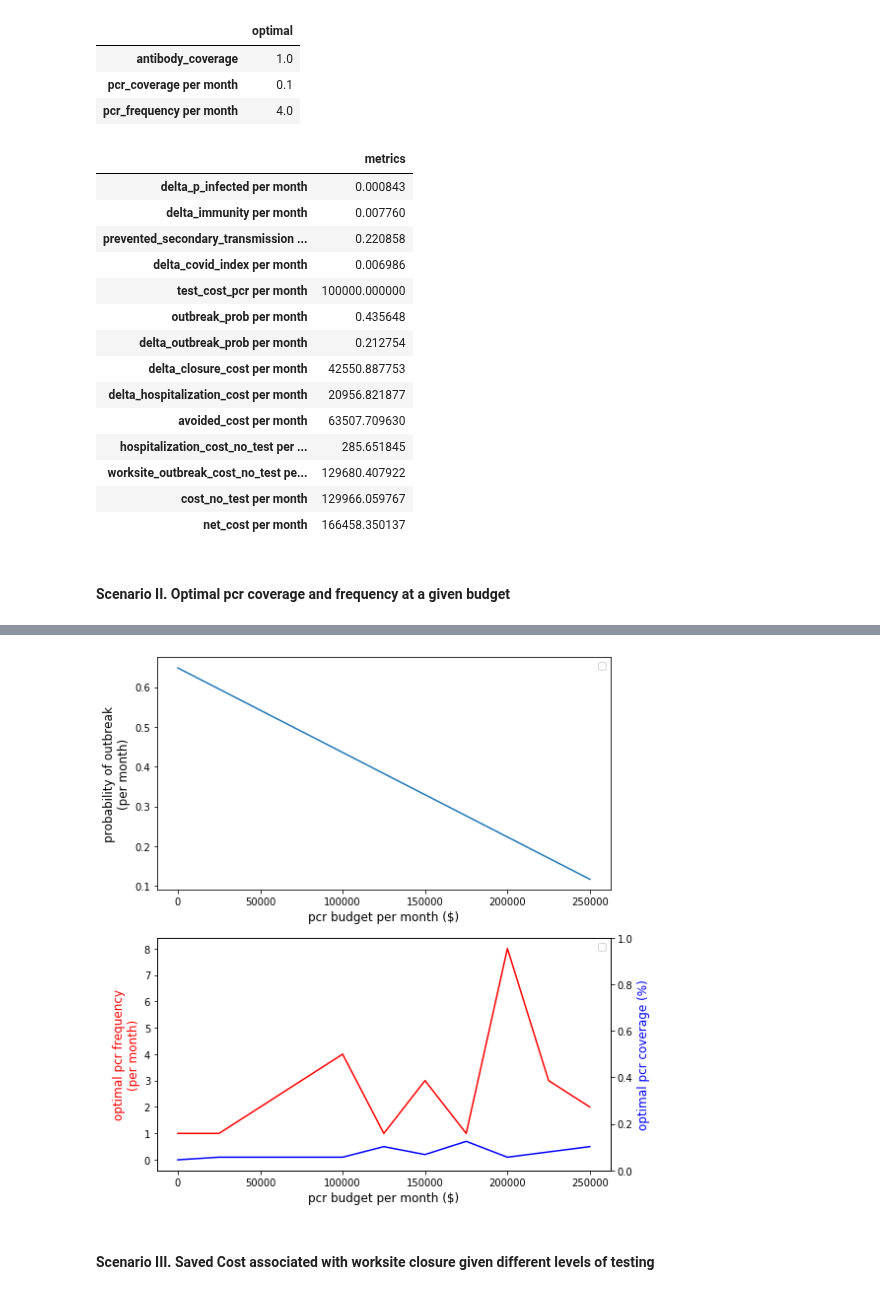
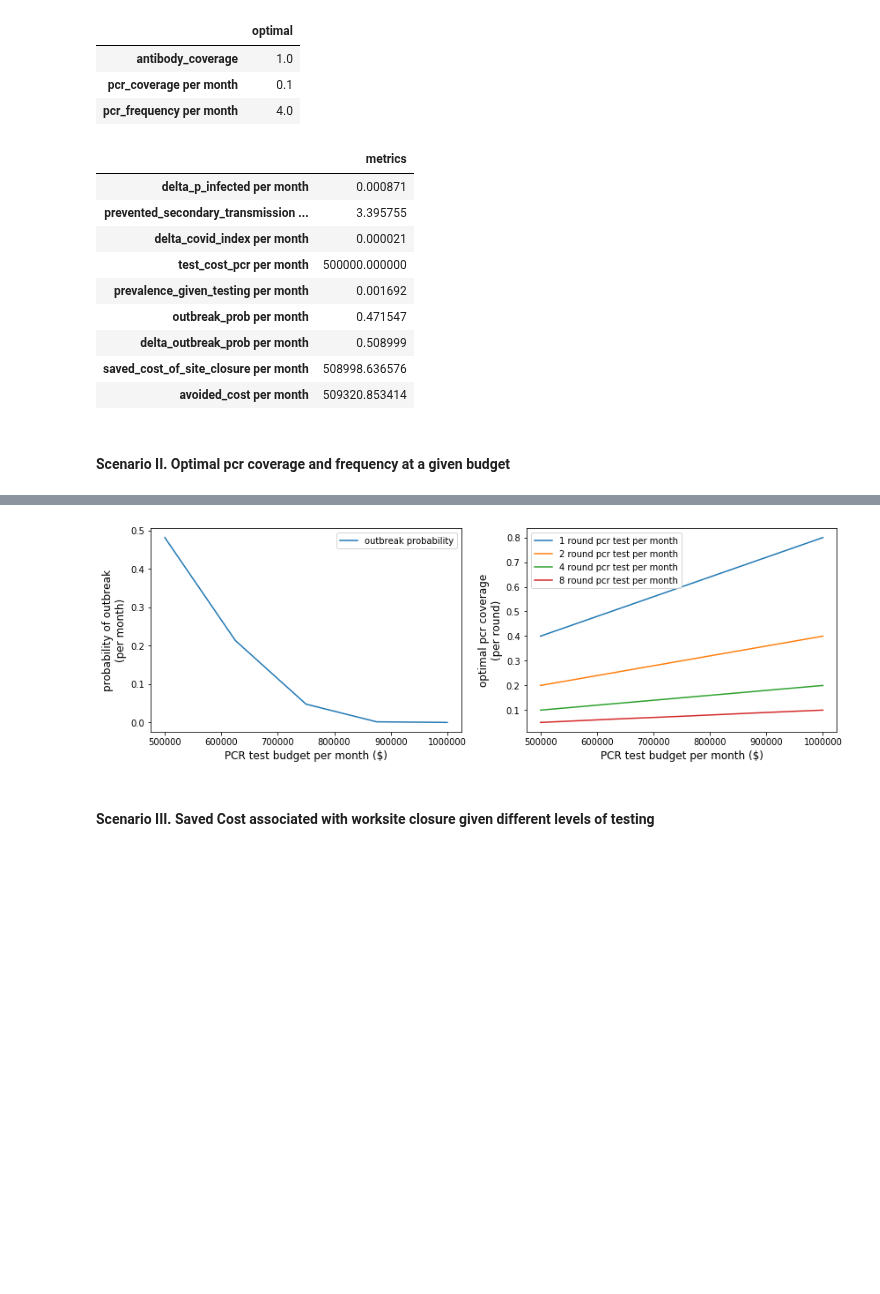
Before and after one commit to act-now-coalition/covid-data-model, a Jupyter notebook: pyseir/testing/notebooks/testing_strategy_simulation.ipynb, the cells around one changed output, grey strips where cells are left out. Drawn from its saved outputs; the diff is of its cells as text; code cells hidden in the pictures; blank space fills up the shorter version.

```diff
--- a/pyseir/testing/notebooks/testing_strategy_simulation.ipynb
+++ b/pyseir/testing/notebooks/testing_strategy_simulation.ipynb
@@ -56,13 +57,13 @@ Rt = load_rt(FIPS)
 # %%
-max_pcr_cost_per_month = 100000
+max_pcr_cost_per_month = 500000
 # %%
 ts = TestStrategySimulator(fips=FIPS,
                            antibody_coverage = [1],
                            date=Rt.index[-1],
-                           pcr_frequency=[1, 2, 3, 4, 8],
+                           pcr_frequency=[1, 2, 3, 4, 8, 15, 30],
                            max_pcr_cost_per_month=max_pcr_cost_per_month)
 
 ts.run()
-optimized = ts.optimize(by='outbreak_prob')
+optimized = ts.optimize(by=['outbreak_prob', 'delta_p_infected'])
 params, metrics = ts.reformat_optimization_results(optimized)
 # %% [markdown]
@@ -78,20 +79,15 @@ params
 metrics
 # %% [output]
 |  | metrics |
-| delta_p_infected per month | 0.000843 |
-| delta_immunity per month | 0.007760 |
-| prevented_secondary_transmission ... | 0.220858 |
-| delta_covid_index per month | 0.006986 |
-| test_cost_pcr per month | 100000.000000 |
-| outbreak_prob per month | 0.435648 |
-| delta_outbreak_prob per month | 0.212754 |
-| delta_closure_cost per month | 42550.887753 |
-| delta_hospitalization_cost per month | 20956.821877 |
-| avoided_cost per month | 63507.709630 |
-| hospitalization_cost_no_test per ... | 285.651845 |
-| worksite_outbreak_cost_no_test pe... | 129680.407922 |
-| cost_no_test per month | 129966.059767 |
-| net_cost per month | 166458.350137 |
+| delta_p_infected per month | 0.000871 |
+| prevented_secondary_transmission ... | 3.395755 |
+| delta_covid_index per month | 0.000021 |
+| test_cost_pcr per month | 500000.000000 |
+| prevalence_given_testing per month | 0.001692 |
+| outbreak_prob per month | 0.471547 |
+| delta_outbreak_prob per month | 0.508999 |
+| saved_cost_of_site_closure per month | 508998.636576 |
+| avoided_cost per month | 509320.853414 |
 # %% [markdown]
 #### Scenario II. Optimal pcr coverage and frequency at a given budget
 # %%
@@ -125,26 +128,22 @@ test_results = pd.DataFrame({'pcr_test_costs_per_month': pcr_test_cost,
 # %%
-fig, axes = plt.subplots(nrows=2, ncols=1, figsize=(8, 8))
+fig, axes = plt.subplots(nrows=1, ncols=2, figsize=(12, 4))
 
 # optimal outbreak probability
-test_results.plot(x='pcr_test_costs_per_month', y='outbreak_prob', ax=axes[0], label='')
+test_results_optimal_outbreak_prob = test_results.groupby('pcr_test_budget')['outbreak_prob'].min().reset_index()
+test_results_optimal_outbreak_prob.plot(x='pcr_test_budget', y='outbreak_prob', ax=axes[0], label='outbreak probability')
 axes[0].set_ylabel('probability of outbreak\n(per month)', fontsize=12)
 
+
 # optimal pcr frequency
-test_results.plot(x='pcr_test_costs_per_month', y='pcr_frequency_per_month',
-                  ax=axes[1], color='r', label='')
-axes[1].set_ylabel('optimal pcr frequency\n(per month)', color='r', fontsize=12)
+for freq in test_results['pcr frequency per month'].unique():
+    test_results[test_results['pcr frequency per month'] == freq].plot(
+        x='pcr_test_budget', y='pcr_coverage', ax=axes[1], label=f'{freq} round pcr test per month')
 
-# optimal pcr coverage
-ax2 = axes[1].twinx()
-test_results.plot(x='pcr_test_costs_per_month', y='pcr_coverage',
-                  ax=axes[1], color='b', label='')
-ax2.set_ylabel('optimal pcr coverage (%)', color='b', fontsize=12)
+axes[1].set_ylabel('optimal pcr coverage\n(per round)', fontsize=12)
 
+axes[0].set_xlabel('PCR test budget per month ($)', fontsize=12)
+axes[1].set_xlabel('PCR test budget per month ($)', fontsize=12)
 
-axes[0].legend(loc='best')
-axes[1].legend(loc='best')
-axes[0].set_xlabel('pcr budget per month ($)', fontsize=12)
-axes[1].set_xlabel('pcr budget per month ($)', fontsize=12)
 
 fig.tight_layout()
 plt.show()
@@ -154,4 +151,4 @@ WARNING:matplotlib.legend:No handles with labels found to put in legend.
-[figure, old version]
+[figure, new version]
 # %% [markdown]
 #### Scenario III. Saved Cost associated with worksite closure given different levels of testing
 # %%
```
Also changed, not shown: parts of 6 cells of this notebook.
